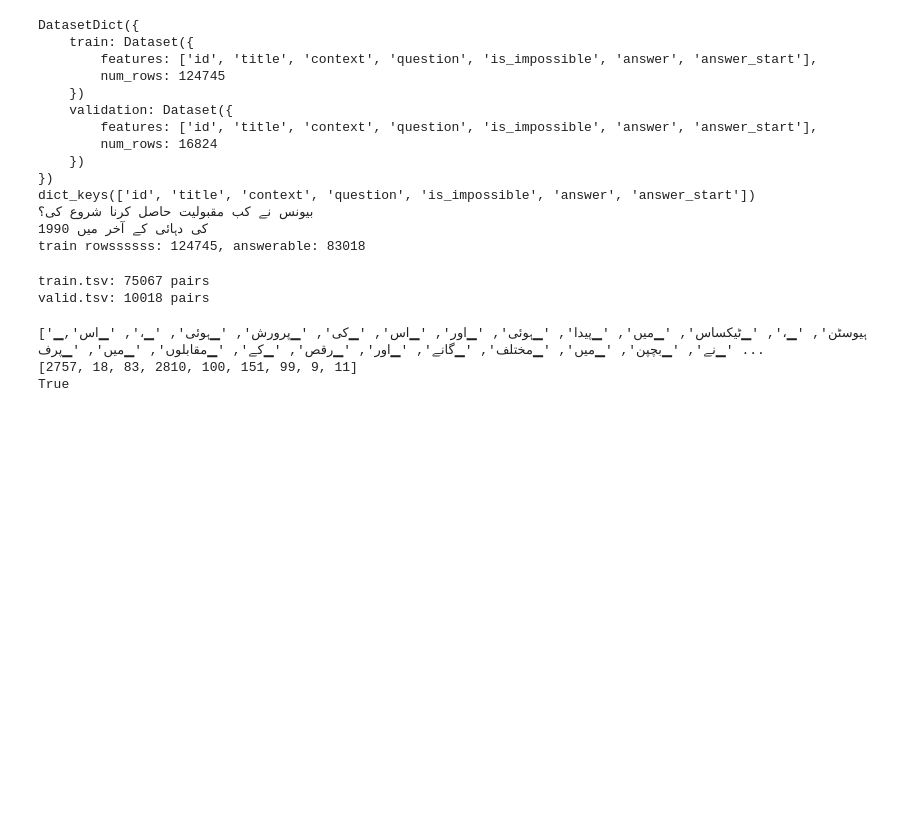
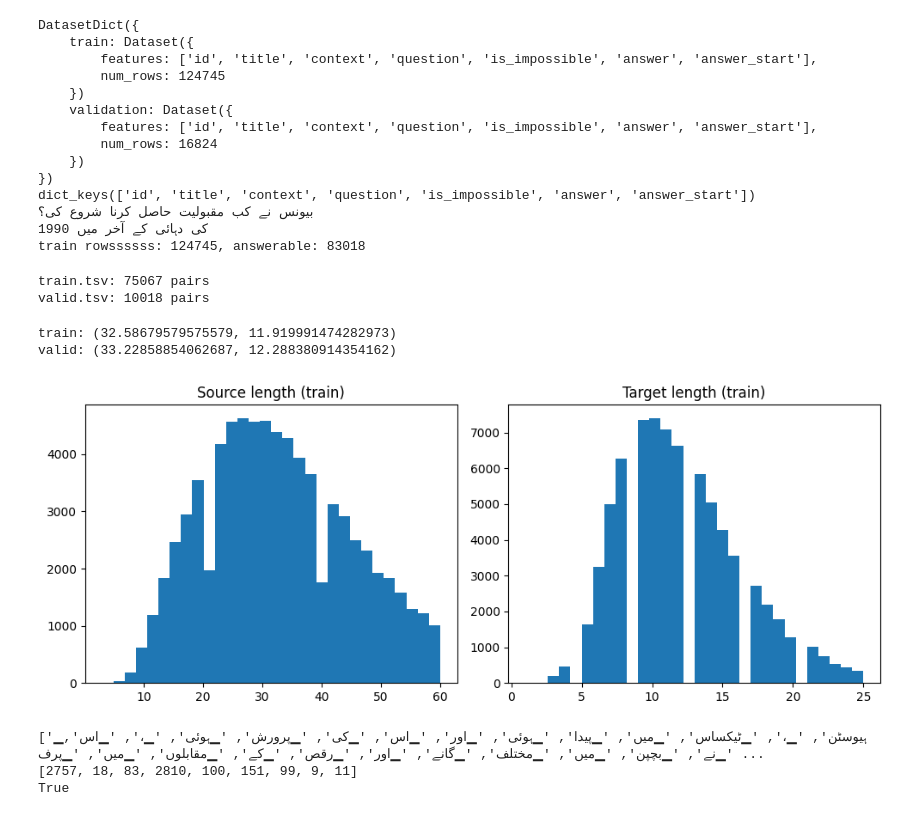
Before and after one commit to ahmadchohan065-sudo/Seq2Seq_Question_to_Answer, a Jupyter notebook: seq2seq.ipynb, the cells around one changed output. Drawn from its saved outputs; the diff is of its cells as text; code cells hidden in the pictures; blank space fills up the shorter version.

Commit message:
Added length histograms

```diff
--- a/seq2seq.ipynb
+++ b/seq2seq.ipynb
@@ -118,6 +118,28 @@ valid_pairs = build_split(ds["validation"], "valid.tsv")
 # %% [output]
 train.tsv: 75067 pairs
 valid.tsv: 10018 pairs
+# %%
+def mean_lengths(pairs):
+    src_mean = sum(len(s.split()) for s, t in pairs) / len(pairs)
+    tgt_mean = sum(len(t.split()) for s, t in pairs) / len(pairs)
+    return src_mean, tgt_mean
+
+print("train:", mean_lengths(train_pairs))
+print("valid:", mean_lengths(valid_pairs))
+# %% [output]
+train: (32.58679579575579, 11.919991474282973)
+valid: (33.22858854062687, 12.288380914354162)
+# %%
+import matplotlib.pyplot as plt
+src_lens = [len(s.split()) for s, t in train_pairs]
+tgt_lens = [len(t.split()) for s, t in train_pairs]
+plt.figure(figsize=(10,4))
+plt.subplot(1,2,1); plt.hist(src_lens, bins=30); plt.title("Source length (train)")
+plt.subplot(1,2,2); plt.hist(tgt_lens, bins=30); plt.title("Target length (train)")
+plt.tight_layout()
+plt.savefig("/content/drive/MyDrive/Seq2Seq_Question_to_Answer/results/length_histograms.png")
+# %% [output]
+[figure, added]
 # %%
 import sentencepiece as spm
 
```
Also changed, not shown: 1 other file.
